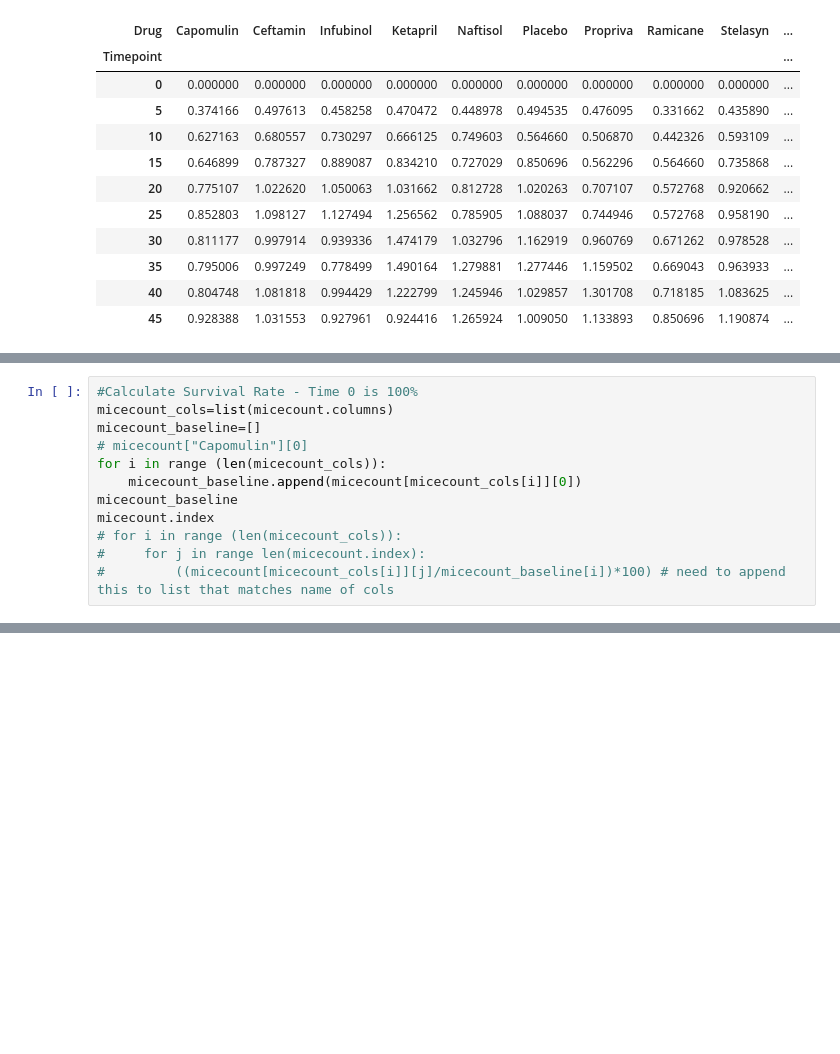
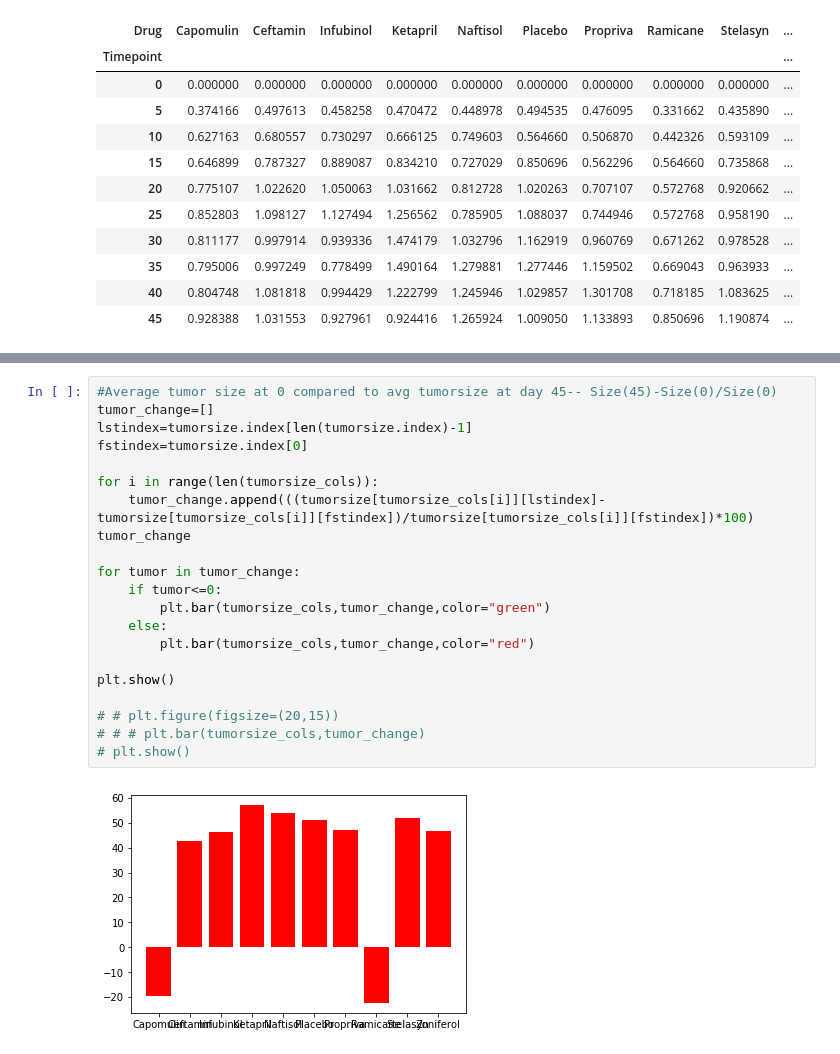
Before and after one commit to cammster/UTDataHmwkJan2018, a Jupyter notebook: Homework/Week 5 Matplotlib/AKaraffa_Week5_PyPharmaceuticals.ipynb, the cells around one changed output, grey strips where cells are left out. Drawn from its saved outputs; the diff is of its cells as text; blank space fills up the shorter version.

```diff
--- a/Homework/Week 5 Matplotlib/AKaraffa_Week5_PyPharmaceuticals.ipynb
+++ b/Homework/Week 5 Matplotlib/AKaraffa_Week5_PyPharmaceuticals.ipynb
@@ -143,12 +180,0 @@ micecount
-# %%
-#Calculate Survival Rate - Time 0 is 100%
-micecount_cols=list(micecount.columns)
-micecount_baseline=[]
-# micecount["Capomulin"][0]
-for i in range (len(micecount_cols)):
-    micecount_baseline.append(micecount[micecount_cols[i]][0])
-micecount_baseline
-micecount.index
-# for i in range (len(micecount_cols)):
-#     for j in range len(micecount.index):
-#         ((micecount[micecount_cols[i]][j]/micecount_baseline[i])*100) # need to append this to list that matches name of cols
@@ -159,0 +197,23 @@ Int64Index([0, 5, 10, 15, 20, 25, 30, 35, 40, 45], dtype='int64', name='Timepoin
+# %%
+#Average tumor size at 0 compared to avg tumorsize at day 45-- Size(45)-Size(0)/Size(0)
+tumor_change=[]
+lstindex=tumorsize.index[len(tumorsize.index)-1]
+fstindex=tumorsize.index[0]
+
+for i in range(len(tumorsize_cols)):
+    tumor_change.append(((tumorsize[tumorsize_cols[i]][lstindex]-tumorsize[tumorsize_cols[i]][fstindex])/tumorsize[tumorsize_cols[i]][fstindex])*100)
+tumor_change
+
+for tumor in tumor_change:
+    if tumor<=0:
+        plt.bar(tumorsize_cols,tumor_change,color="green")
+    else:
+        plt.bar(tumorsize_cols,tumor_change,color="red")
+
+plt.show()
+
+# # plt.figure(figsize=(20,15))
+# # # plt.bar(tumorsize_cols,tumor_change)
+# plt.show()
+# %% [output]
+[figure, added]
```
Also changed, not shown: parts of 17 cells of this notebook.
